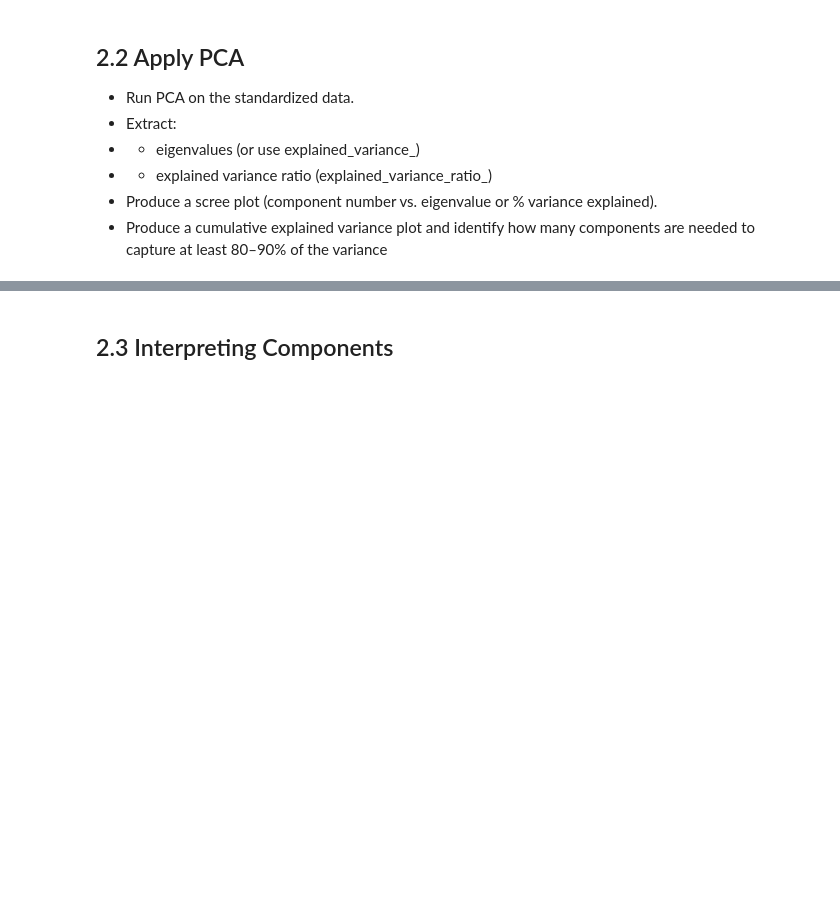
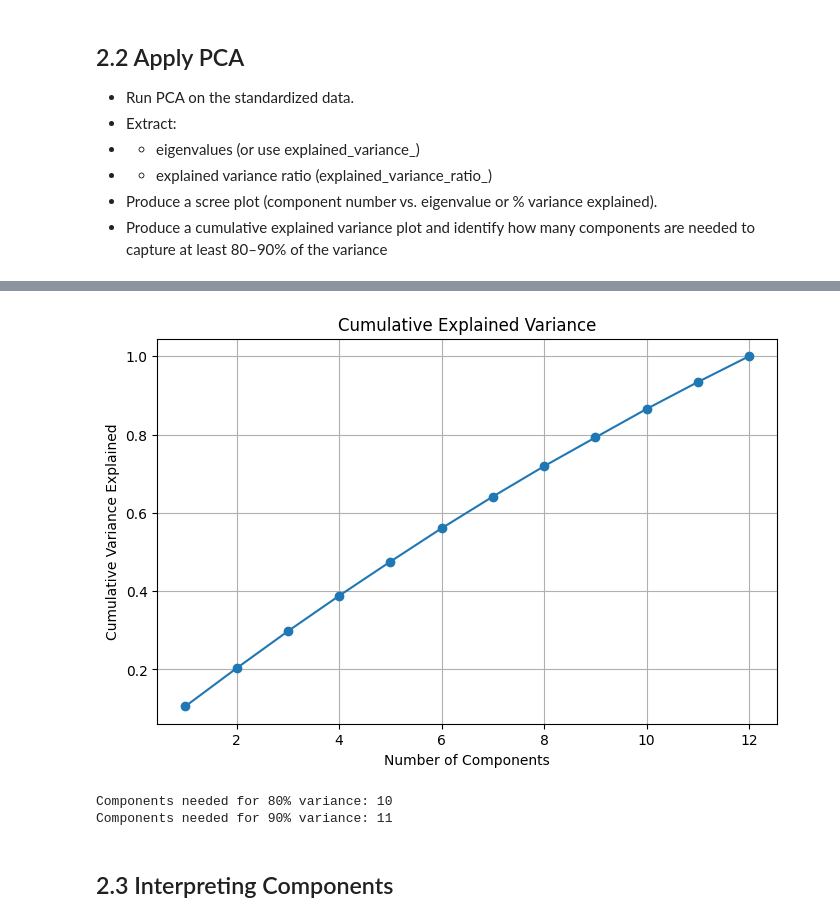
Before and after one commit to decodemarines/DA-2025, a Jupyter notebook: quiz2.ipynb, the cells around one changed output, grey strips where cells are left out. Cells and saved outputs as stored; diff of their text form; code cells hidden in the pictures; blank space fills up the shorter version.

```diff
--- a/quiz2.ipynb
+++ b/quiz2.ipynb
@@ -218,3 +321,30 @@ needed to capture at least 80–90% of the variance
+# %%
+import numpy as np
+
+cum_var = np.cumsum(variance_ratio)
+
+plt.figure(figsize=(8,5))
+plt.plot(range(1, len(cum_var)+1), cum_var, marker='o')
+plt.title("Cumulative Explained Variance")
+plt.xlabel("Number of Components")
+plt.ylabel("Cumulative Variance Explained")
+plt.grid(True)
+plt.show()
+# %% [output]
+[figure, added]
+# %%
+for i, cv in enumerate(cum_var):
+    if cv >= 0.80:
+        print("Components needed for 80% variance:", i+1)
+        break
+
+for i, cv in enumerate(cum_var):
+    if cv >= 0.90:
+        print("Components needed for 90% variance:", i+1)
+        break
+# %% [output]
+Components needed for 80% variance: 10
+Components needed for 90% variance: 11
 # %% [markdown]
 ## 2.3 Interpreting Components
 # %% [markdown]
```
Also changed, not shown: parts of 8 cells of this notebook.
